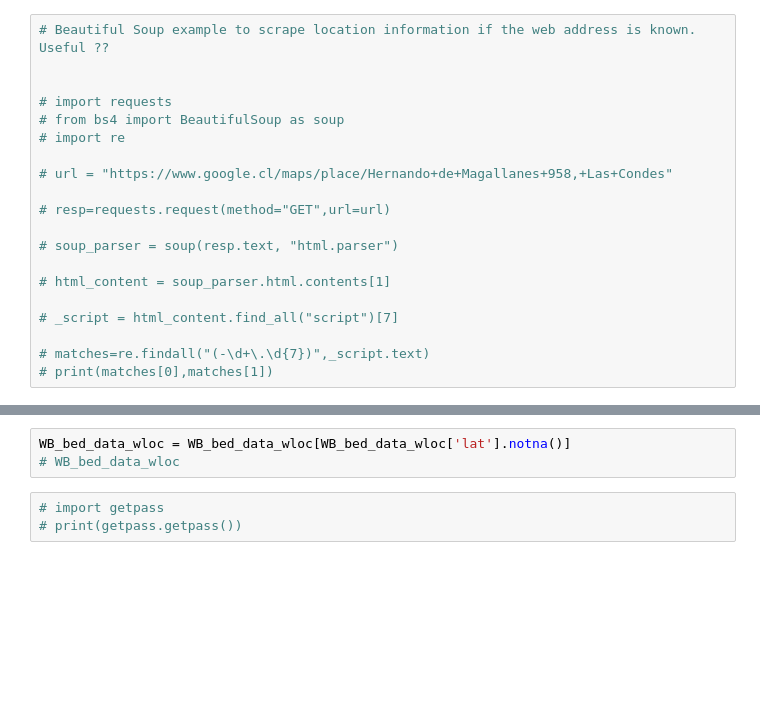
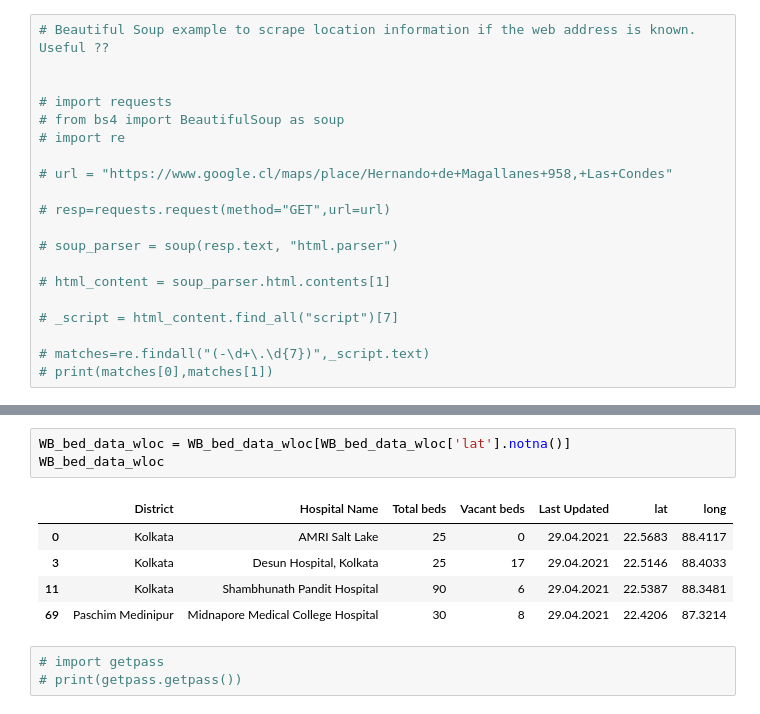
Before and after one commit to hardikroutray/icutracker, a Jupyter notebook: bedtracker.ipynb, the cells around one changed output, grey strips where cells are left out. Drawn from its saved outputs; the diff is of its cells as text; blank space fills up the shorter version.

```diff
--- a/bedtracker.ipynb
+++ b/bedtracker.ipynb
@@ -259,6 +357,12 @@ See the caveats in the documentation: https://pandas.pydata.org/pandas-docs/stab
 # %%
 WB_bed_data_wloc = WB_bed_data_wloc[WB_bed_data_wloc['lat'].notna()]
-# WB_bed_data_wloc
+WB_bed_data_wloc
+# %% [output]
+|  | District | Hospital Name | Total beds | Vacant beds | Last Updated | lat | long |
+| 0 | Kolkata | AMRI Salt Lake | 25 | 0 | 29.04.2021 | 22.5683 | 88.4117 |
+| 3 | Kolkata | Desun Hospital, Kolkata | 25 | 17 | 29.04.2021 | 22.5146 | 88.4033 |
+| 11 | Kolkata | Shambhunath Pandit Hospital | 90 | 6 | 29.04.2021 | 22.5387 | 88.3481 |
+| 69 | Paschim Medinipur | Midnapore Medical College Hospital | 30 | 8 | 29.04.2021 | 22.4206 | 87.3214 |
 # %%
 # import getpass
 # print(getpass.getpass())
```
Also changed, not shown: parts of 11 cells of this notebook.
